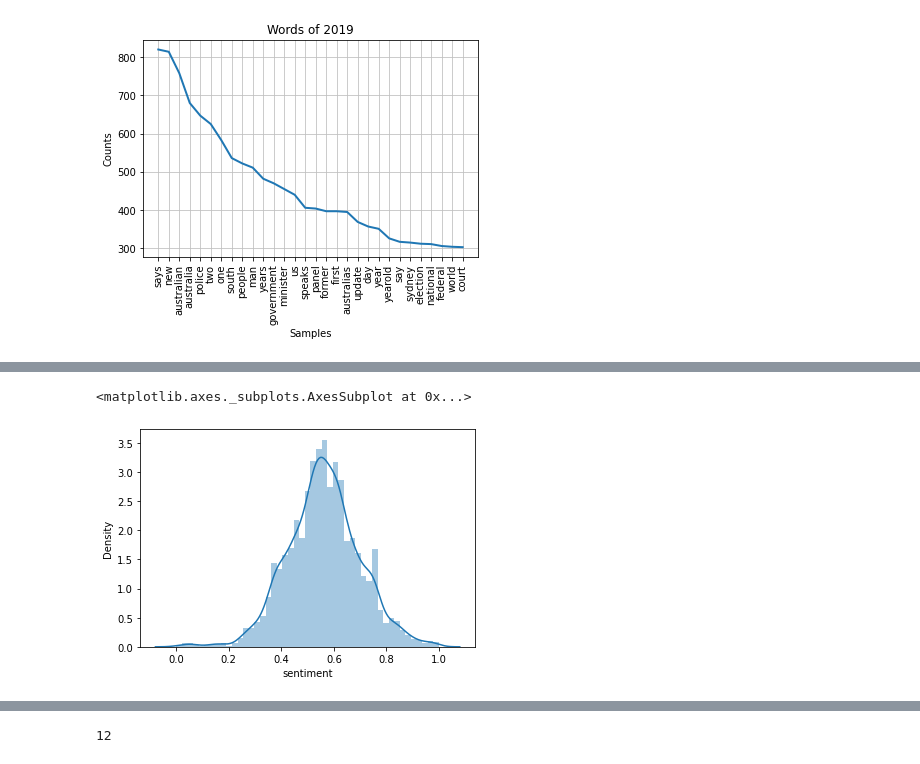
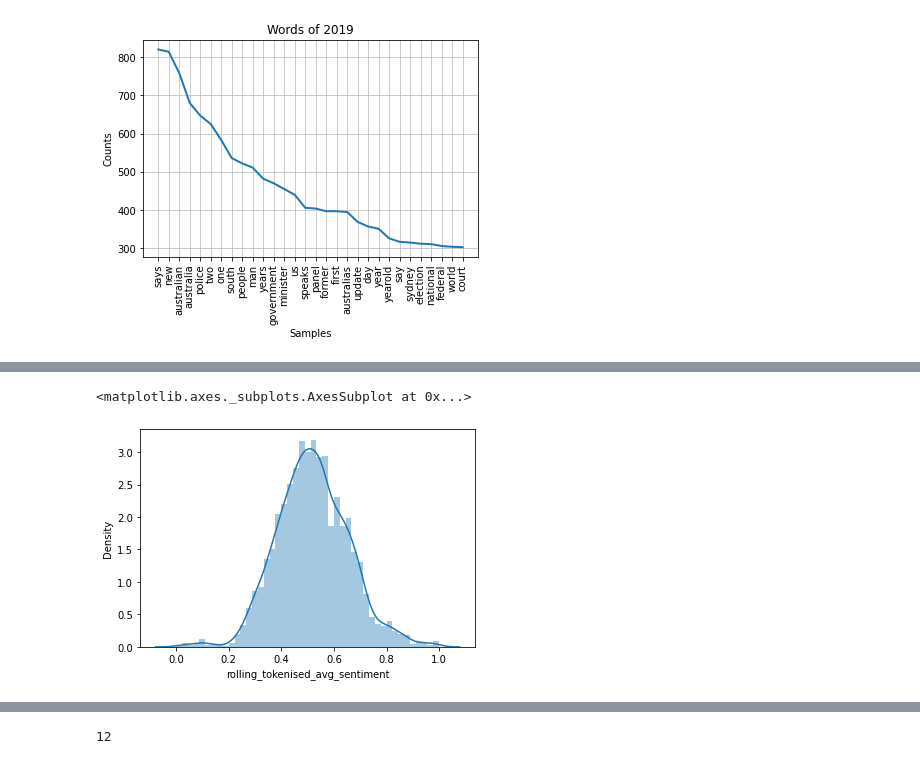
Before and after one commit to ChrisFJardine/Masterclass, a Jupyter notebook: CJardineAssignment3__Wrangling.ipynb, the cells around one changed output, grey strips where cells are left out. Cells and saved outputs as stored; diff of their text form; code cells hidden in the pictures.

```diff
--- a/CJardineAssignment3__Wrangling.ipynb
+++ b/CJardineAssignment3__Wrangling.ipynb
@@ -160,4 +161,4 @@ crick_trend = crick_trend.set_index('test_date')
 #df_grouped.join(crick_trend)
 # %%
 data = df_grouped.join(crick_trend)
-data = data.drop(['compound'], axis = 1)
+#data = data.drop(['compound'], axis = 1)
@@ -166,5 +182,6 @@ data.iloc[0]['momentum'] = 0.4
 data['momentum'] = data['momentum'].fillna(method='ffill')
 data = data.fillna(0)
 # %%
-cols_to_norm = ['sentiment','momentum']
+#Normalise the sentiment and the cricket momentum
+cols_to_norm = ['rolling_tokenised_avg_sentiment','momentum']
 data[cols_to_norm] = data[cols_to_norm].apply(lambda x: (x - x.min()) / (x.max() - x.min()))
@@ -176,8 +194,8 @@ data.plot(figsize = (16,8))
 # %%
 #Try a regression model
-seaborn.distplot(data['sentiment'])
+seaborn.distplot(data['rolling_tokenised_avg_sentiment'])
 # %% [output]
 <matplotlib.axes._subplots.AxesSubplot at 0x...>
-[figure, old version]
+[figure, new version]
 # %%
 #Try a regression model
```
Also changed, not shown: parts of 14 cells of this notebook.
